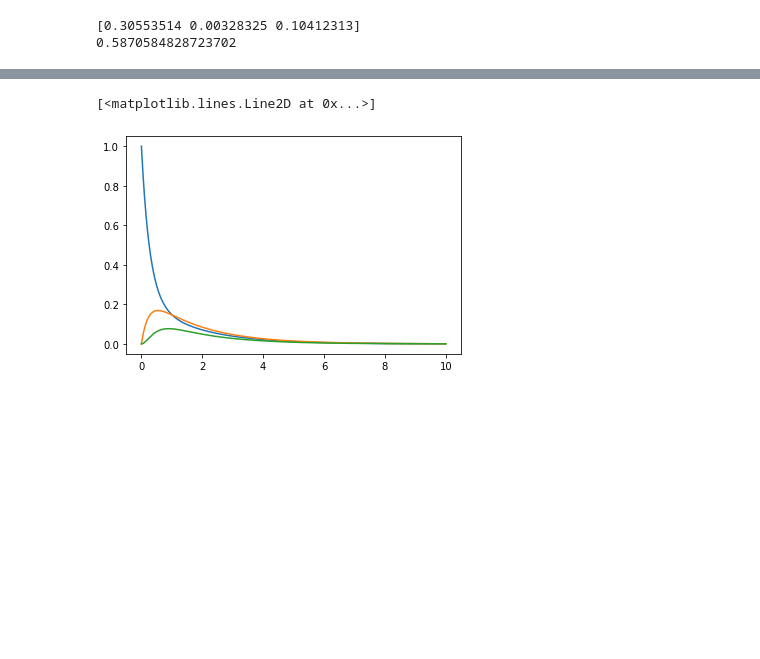
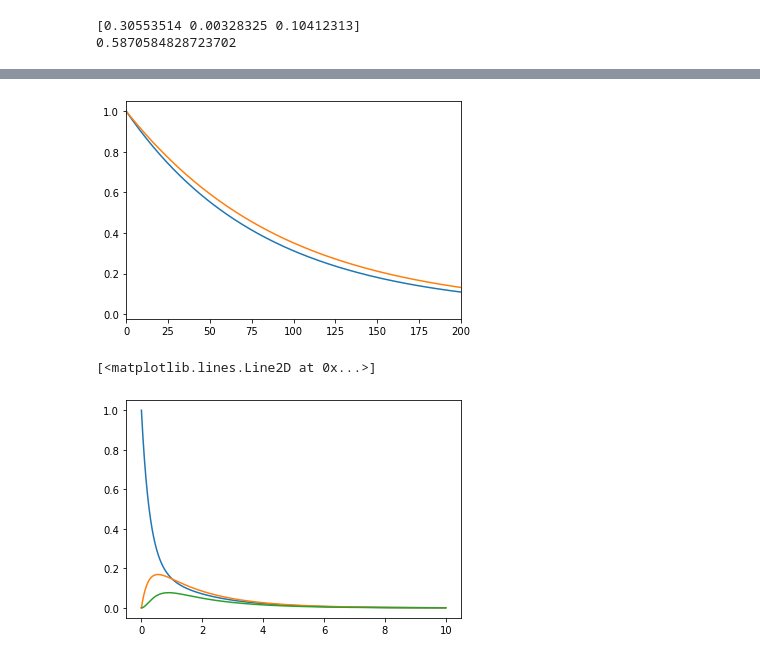
Before and after one commit to vlshchur/structured_SMC, a Jupyter notebook: sSMC.ipynb, the cells around one changed output, grey strips where cells are left out. Drawn from its saved outputs; the diff is of its cells as text; code cells hidden in the pictures; blank space fills up the shorter version.

```diff
--- a/sSMC.ipynb
+++ b/sSMC.ipynb
@@ -334,0 +373,11 @@ NameError: name 'CalcDist' is not defined
+# %%
+plt.plot(margdist)
+#plt.plot(margdist/sum(margdist)*dt)
+data = np.array(data)
+plt.plot(np.sum(data, 0))
+plt.xlim([0,int(2*dt)])
+plt.show()
+
+#plt.plot(np.sum(data, 1)/np.sum(data)*dt)
+# %% [output]
+[figure, added]
```
Also changed, not shown: parts of 9 cells of this notebook.
